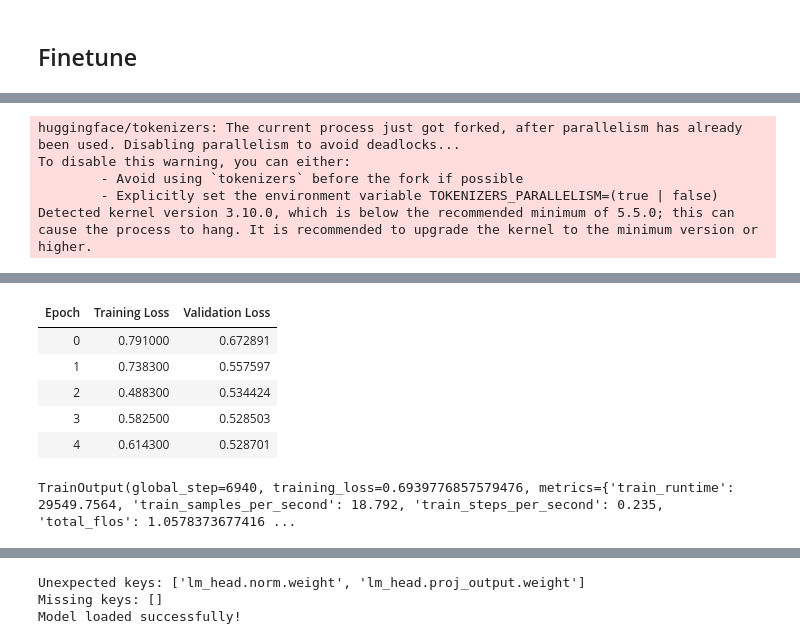
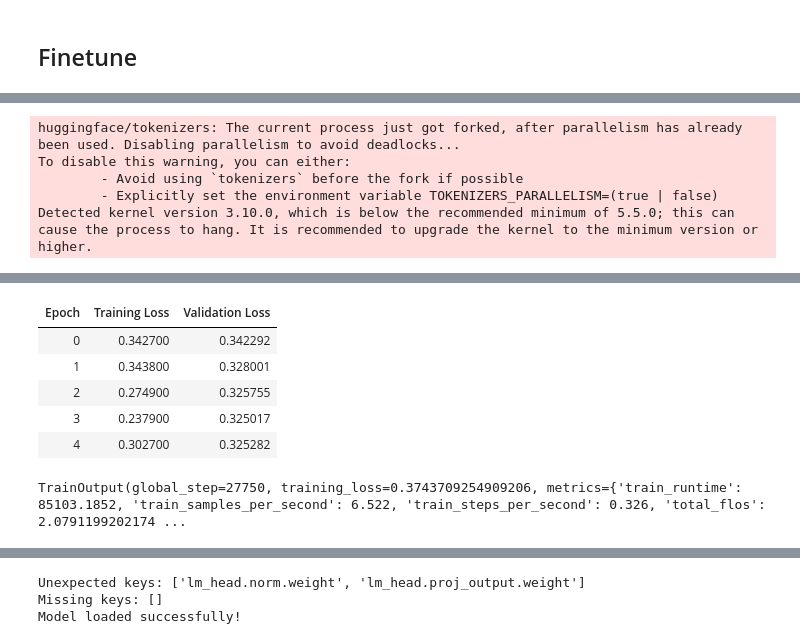
Before and after one commit to wconnell/genplasmid, a Jupyter notebook: notebooks/glm2-bench.ipynb, the cells around one changed output, grey strips where cells are left out. Drawn from its saved outputs; the diff is of its cells as text; code cells hidden in the pictures.

```diff
--- a/notebooks/glm2-bench.ipynb
+++ b/notebooks/glm2-bench.ipynb
@@ -33,7 +34,7 @@ from tqdm import tqdm
 # Create dataloaders
 # Define a function to tokenize the sequences
 def tokenize_function(examples):
-    return tokenizer(examples['glm2_sequence'], truncation=True, padding='max_length', max_length=2048)
+    return tokenizer(examples['glm2_sequence'], truncation=True, padding='max_length', max_length=4096)
 
 # Apply tokenization to the datasets
 data = data.map(tokenize_function, batched=True)
@@ -253,11 +257,13 @@ Text(0.5, 0, 'PCA1')
 # # setup datasets
 # data = load_dataset("wconnell/openplasmid")
 # data = data.filter(lambda x: x['GenBank Raw'] != '')
-# ft_data = data['train'].train_test_split(test_size=0.2)
+ft_data = data['train'].train_test_split(test_size=0.2)
 # ft_data = ft_data.map(lambda x: {'glm2_sequence': genbank_to_glm2(x['GenBank Raw'])})
+ft_data = ft_data.filter(lambda x: x['glm2_sequence'] != '')
+
 
 def tokenize_function(examples):
-    return tokenizer(examples['glm2_sequence'], truncation=True, padding='max_length', max_length=2048)
+    return tokenizer(examples['glm2_sequence'], truncation=True, padding='max_length', max_length=4096)
 
 # Apply tokenization to the datasets
 ft_data = ft_data.map(tokenize_function, batched=True)
@@ -297,14 +289,14 @@ data_collator = DataCollatorForLanguageModeling(
 
 # Define the training arguments
 training_args = TrainingArguments(
-    output_dir="./data/models/finetune",
+    output_dir="./data/models/finetune-v2",
     num_train_epochs=5,
-    per_device_train_batch_size=4,
-    per_device_eval_batch_size=4,
+    per_device_train_batch_size=1,
+    per_device_eval_batch_size=2,
     gradient_accumulation_steps=5, # effective batch size of (per_device_bs * n_device * accum_steps)
-    save_steps=10_000,
+    save_steps=50_000,
     save_total_limit=5,
-    logging_dir='./data/models/finetune/logs',
+    logging_dir='./data/models/finetune-v2/logs',
     logging_steps=1,  # Log every step
     eval_strategy="epoch",  # Evaluate at the end of each epoch
 )
@@ -322,7 +314,7 @@ trainer = Trainer(
 trainer.train()
 
 # Save the fine-tuned model
-model.save_pretrained("./data/models/finetune/final-model")
+model.save_pretrained("./data/models/finetune-v2/final-model")
 # %% [output]
 huggingface/tokenizers: The current process just got forked, after parallelism has already been used. Disabling parallelism to avoid deadlocks...
 To disable this warning, you can either:
@@ -333,10 +325,10 @@ Detected kernel version 3.10.0, which is below the recommended minimum of 5.5.0;
 | Epoch | Training Loss | Validation Loss |
-| 0 | 0.791000 | 0.672891 |
-| 1 | 0.738300 | 0.557597 |
-| 2 | 0.488300 | 0.534424 |
-| 3 | 0.582500 | 0.528503 |
-| 4 | 0.614300 | 0.528701 |
+| 0 | 0.342700 | 0.342292 |
+| 1 | 0.343800 | 0.328001 |
+| 2 | 0.274900 | 0.325755 |
+| 3 | 0.237900 | 0.325017 |
+| 4 | 0.302700 | 0.325282 |
-TrainOutput(global_step=6940, training_loss=0.6939776857579476, metrics={'train_runtime': 29549.7564, 'train_samples_per_second': 18.792, 'train_steps_per_second': 0.235, 'total_flos': 1.0578373677416 ...
+TrainOutput(global_step=27750, training_loss=0.3743709254909206, metrics={'train_runtime': 85103.1852, 'train_samples_per_second': 6.522, 'train_steps_per_second': 0.326, 'total_flos': 2.0791199202174 ...
 # %%
 # Plot the training and evaluation loss
 import matplotlib.pyplot as plt
```
Also changed, not shown: parts of 35 cells of this notebook.
